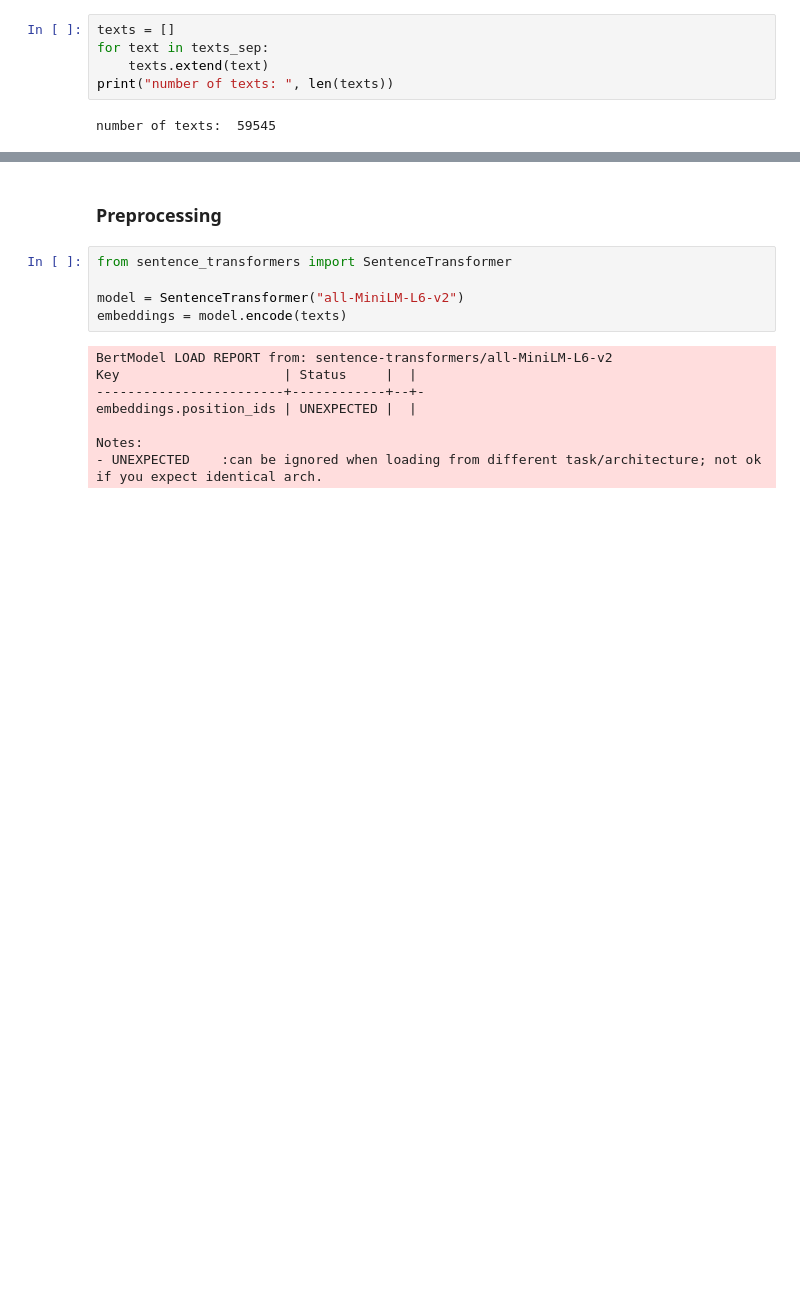
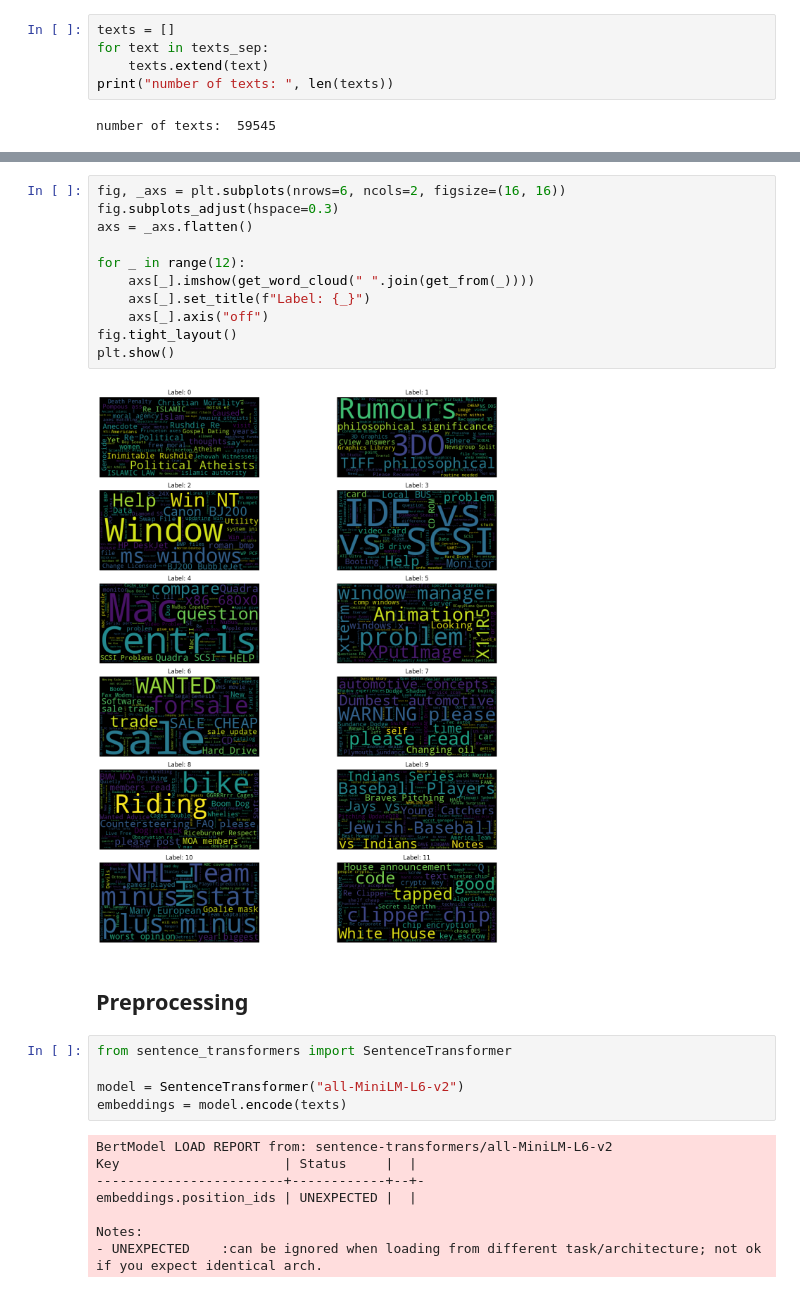
Before and after one commit to Thorkild556/Data_mining_G6, a Jupyter notebook: main.ipynb, the cells around one changed output, grey strips where cells are left out. Drawn from its saved outputs; the diff is of its cells as text; blank space fills up the shorter version.

```diff
--- a/main.ipynb
+++ b/main.ipynb
@@ -30,5 +83,18 @@ number of texts:  59545
+# %%
+fig, _axs = plt.subplots(nrows=6, ncols=2, figsize=(16, 16))
+fig.subplots_adjust(hspace=0.3)
+axs = _axs.flatten()
+
+for _ in range(12):
+    axs[_].imshow(get_word_cloud(" ".join(get_from(_))))
+    axs[_].set_title(f"Label: {_}")
+    axs[_].axis("off")
+fig.tight_layout()
+plt.show()
+# %% [output]
+[figure, added]
 # %% [markdown]
-### Preprocessing
+## Preprocessing
 # %%
 from sentence_transformers import SentenceTransformer
 
```
Also changed, not shown: parts of 16 cells of this notebook, 3 other files.
